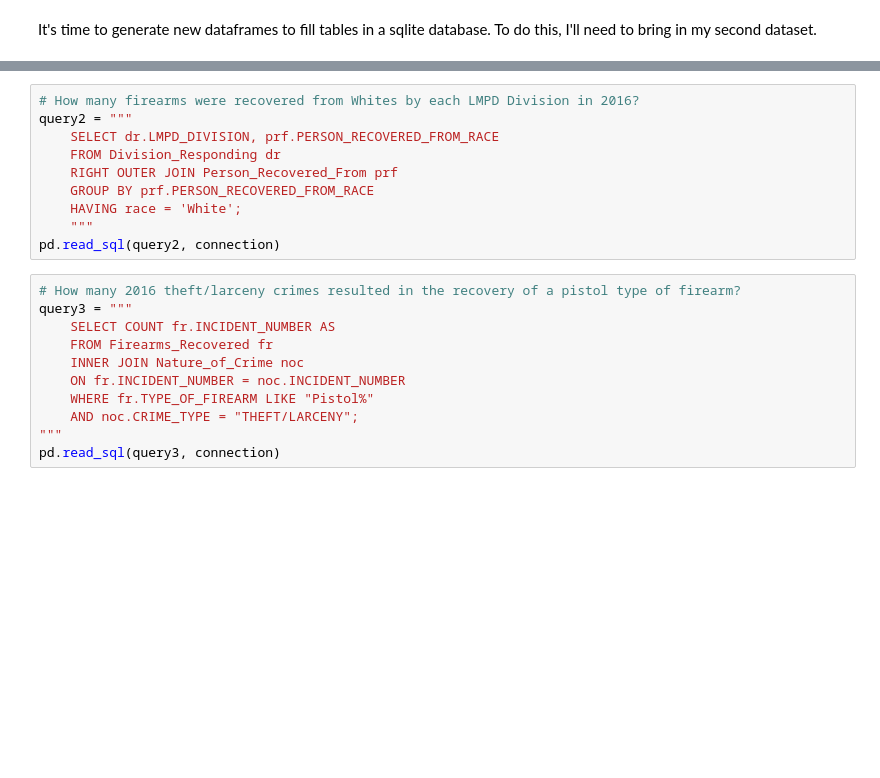
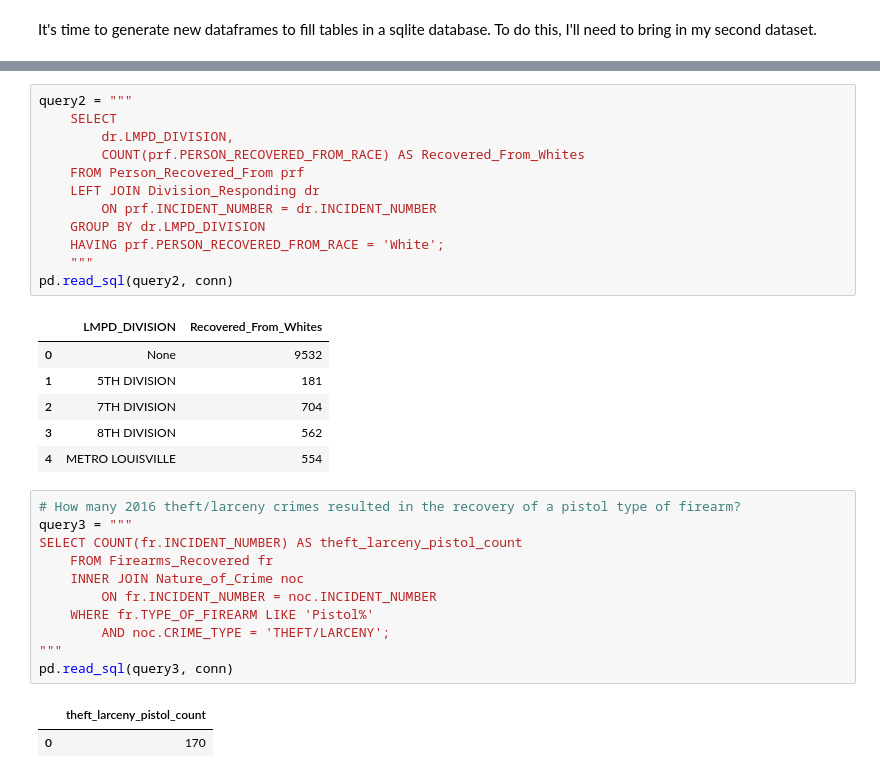
Before and after one commit to btrush01/Recovered_Firearms, a Jupyter notebook: Notebooks/Exploratory_Data_Analysis.ipynb, the cells around one changed output, grey strips where cells are left out. Saved outputs shown, nothing was run; the diff lists cells and outputs as text; blank space fills up the shorter version.

```diff
--- a/Notebooks/Exploratory_Data_Analysis.ipynb
+++ b/Notebooks/Exploratory_Data_Analysis.ipynb
@@ -732,21 +847,33 @@ pd.read_sql(query1, connection)
-# %%
-# How many firearms were recovered from Whites by each LMPD Division in 2016?
-query2 = """
-    SELECT dr.LMPD_DIVISION, prf.PERSON_RECOVERED_FROM_RACE
-    FROM Division_Responding dr
-    RIGHT OUTER JOIN Person_Recovered_From prf
-    GROUP BY prf.PERSON_RECOVERED_FROM_RACE
-    HAVING race = 'White';
-    """
-pd.read_sql(query2, connection)
+# %%
+query2 = """
+    SELECT
+        dr.LMPD_DIVISION,
+        COUNT(prf.PERSON_RECOVERED_FROM_RACE) AS Recovered_From_Whites
+    FROM Person_Recovered_From prf
+    LEFT JOIN Division_Responding dr
+        ON prf.INCIDENT_NUMBER = dr.INCIDENT_NUMBER
+    GROUP BY dr.LMPD_DIVISION
+    HAVING prf.PERSON_RECOVERED_FROM_RACE = 'White';
+    """
+pd.read_sql(query2, conn)
+# %% [output]
+|  | LMPD_DIVISION | Recovered_From_Whites |
+| 0 | None | 9532 |
+| 1 | 5TH DIVISION | 181 |
+| 2 | 7TH DIVISION | 704 |
+| 3 | 8TH DIVISION | 562 |
+| 4 | METRO LOUISVILLE | 554 |
 # %%
 # How many 2016 theft/larceny crimes resulted in the recovery of a pistol type of firearm?
 query3 = """
-    SELECT COUNT fr.INCIDENT_NUMBER AS
+SELECT COUNT(fr.INCIDENT_NUMBER) AS theft_larceny_pistol_count
     FROM Firearms_Recovered fr
     INNER JOIN Nature_of_Crime noc
-    ON fr.INCIDENT_NUMBER = noc.INCIDENT_NUMBER
-    WHERE fr.TYPE_OF_FIREARM LIKE "Pistol%"
-    AND noc.CRIME_TYPE = "THEFT/LARCENY";
+        ON fr.INCIDENT_NUMBER = noc.INCIDENT_NUMBER
+    WHERE fr.TYPE_OF_FIREARM LIKE 'Pistol%'
+        AND noc.CRIME_TYPE = 'THEFT/LARCENY';
 """
-pd.read_sql(query3, connection)
+pd.read_sql(query3, conn)
+# %% [output]
+|  | theft_larceny_pistol_count |
+| 0 | 170 |
```
Also changed, not shown: parts of 8 cells of this notebook, 6 other files.
